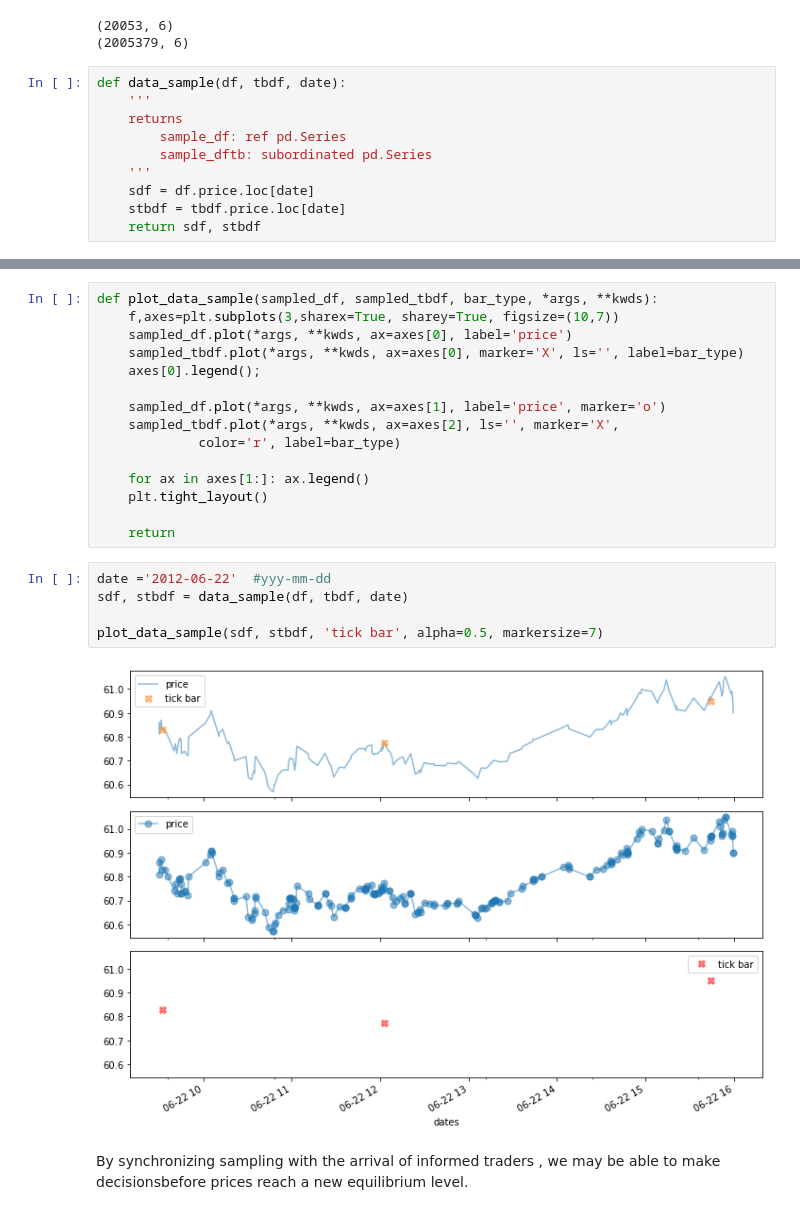
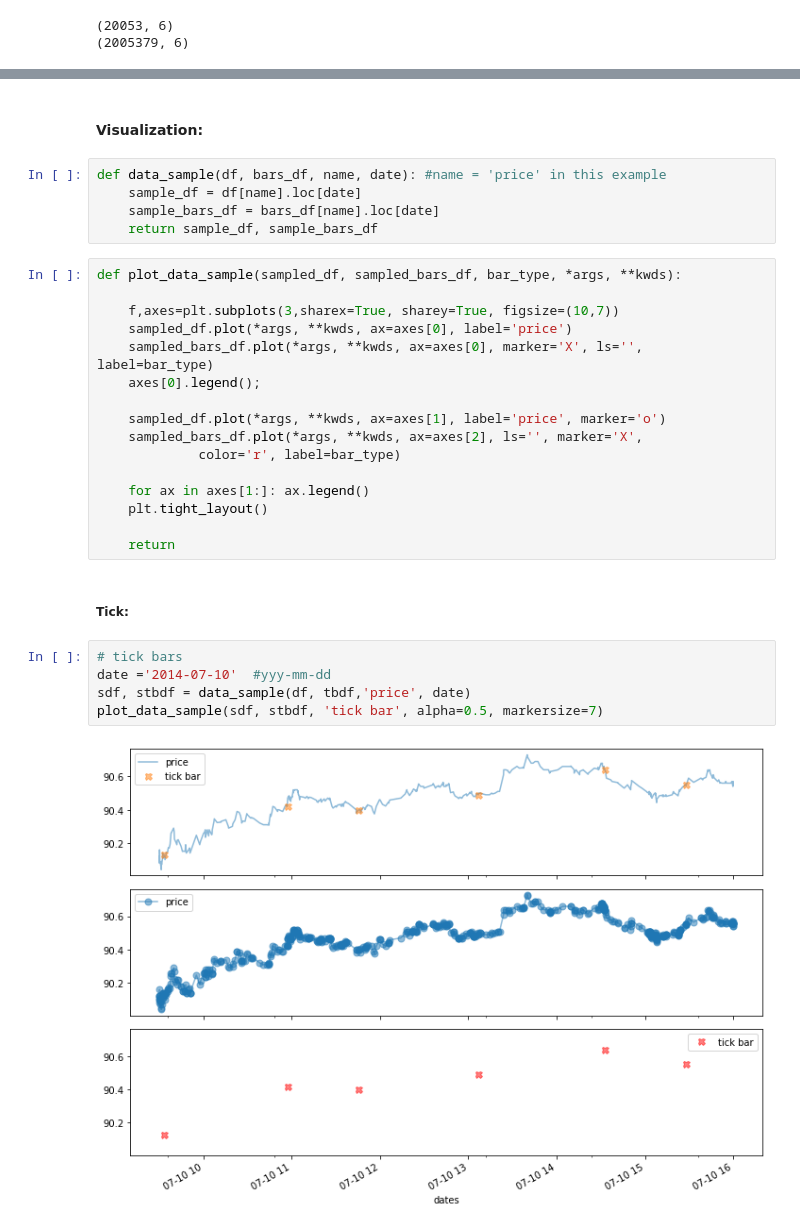
Before and after one commit to BenjaminScialom/Quantitative-Finance---ML-in-finance, a Jupyter notebook: AFML_financial_data_structures.ipynb, the cells around one changed output, grey strips where cells are left out. Cells and saved outputs as stored; diff of their text form.

Commit message:
added volume bars and dollar-value bars + visualization
Bars ADML

```diff
--- a/AFML_financial_data_structures.ipynb
+++ b/AFML_financial_data_structures.ipynb
@@ -162,13 +170,3 @@ print(df.shape)
 # %% [output]
 (20053, 6)
 (2005379, 6)
-# %%
-def data_sample(df, tbdf, date):
-    '''
-    returns
-        sample_df: ref pd.Series
-        sample_dftb: subordinated pd.Series
-    '''
-    sdf = df.price.loc[date]
-    stbdf = tbdf.price.loc[date]
-    return sdf, stbdf
@@ -175,24 +230,32 @@ def data_sample(df, tbdf, date):
+# %% [markdown]
+#### Visualization:
+# %%
+def data_sample(df, bars_df, name, date): #name = 'price' in this example
+    sample_df = df[name].loc[date]
+    sample_bars_df = bars_df[name].loc[date]
+    return sample_df, sample_bars_df
 # %%
-def plot_data_sample(sampled_df, sampled_tbdf, bar_type, *args, **kwds):
+def plot_data_sample(sampled_df, sampled_bars_df, bar_type, *args, **kwds):
+
     f,axes=plt.subplots(3,sharex=True, sharey=True, figsize=(10,7))
     sampled_df.plot(*args, **kwds, ax=axes[0], label='price')
-    sampled_tbdf.plot(*args, **kwds, ax=axes[0], marker='X', ls='', label=bar_type)
+    sampled_bars_df.plot(*args, **kwds, ax=axes[0], marker='X', ls='', label=bar_type)
     axes[0].legend();
 
     sampled_df.plot(*args, **kwds, ax=axes[1], label='price', marker='o')
-    sampled_tbdf.plot(*args, **kwds, ax=axes[2], ls='', marker='X',
+    sampled_bars_df.plot(*args, **kwds, ax=axes[2], ls='', marker='X',
              color='r', label=bar_type)
 
     for ax in axes[1:]: ax.legend()
     plt.tight_layout()
 
     return
+# %% [markdown]
+##### Tick:
 # %%
-date ='2012-06-22'  #yyy-mm-dd
-sdf, stbdf = data_sample(df, tbdf, date)
-
+# tick bars
+date ='2014-07-10'  #yyy-mm-dd
+sdf, stbdf = data_sample(df, tbdf,'price', date)
 plot_data_sample(sdf, stbdf, 'tick bar', alpha=0.5, markersize=7)
 # %% [output]
-[figure, old version]
+[figure, new version]
-# %% [markdown]
-By synchronizing sampling with the arrival of informed traders , we may be able to make decisionsbefore prices reach a new equilibrium level.
```
Also changed, not shown: parts of 18 cells of this notebook.
